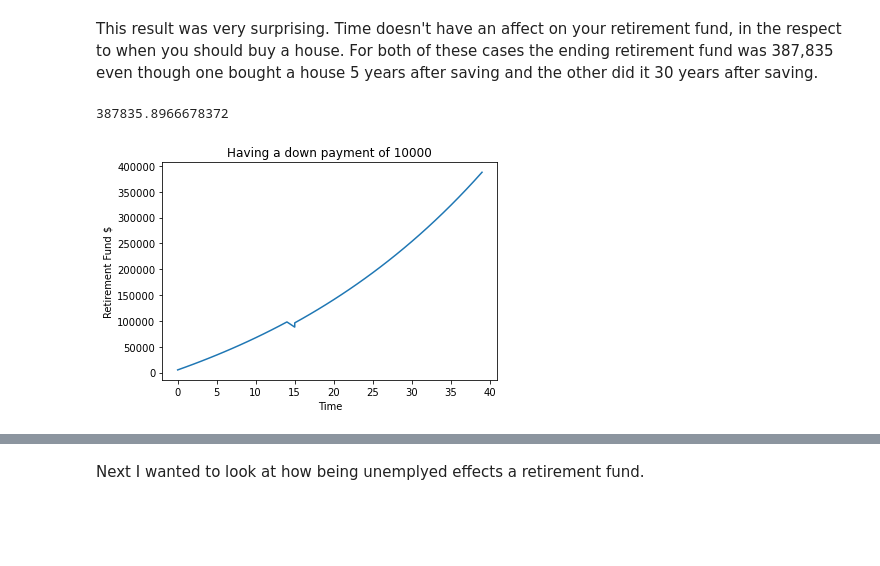
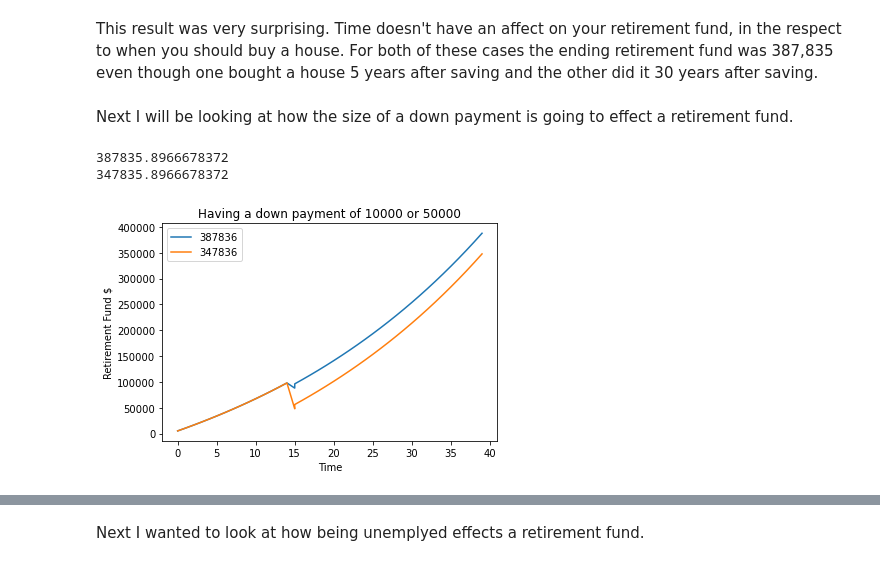
Before and after one commit to aniessaterps/CMSE202_Honors_Project, a Jupyter notebook: CMSE202_HonorsOption_AniessaTerpstra.ipynb, the cells around one changed output, grey strips where cells are left out. Drawn from its saved outputs; the diff is of its cells as text; code cells hidden in the pictures; blank space fills up the shorter version.

```diff
--- a/CMSE202_HonorsOption_AniessaTerpstra.ipynb
+++ b/CMSE202_HonorsOption_AniessaTerpstra.ipynb
@@ -43,7 +43,7 @@ class retirement():
     def plot(self):
         """This function is going to plot out the retirement fund with time on the x and the fund on the y."""
 
-        plt.plot(self.time,self.retirement)
+        plt.plot(self.time,self.retirement,label = round(self.retirement[len(self.retirement)-1]))
         plt.xlabel("Time")
         plt.ylabel("Retirement Fund $")
 
@@ -124,6 +124,7 @@ class retirement():
                 self.retirement.append(self.start)
                 self.time.append(i)
         self.plot()
+        plt.legend()
         print(self.retirement[len(self.retirement)-1])
 # %% [markdown]
 Below are three code chunks are three different objects of the retirement class. Everything is the same about. They have the same salary, time saved, interest rate, and percentage of saving. The only difference is the time that they went through a divorce.
@@ -166,10 +159,16 @@ plt.title("Buying a house 30 years after saving");
 # %% [markdown]
 This result was very surprising. Time doesn't have an affect on your retirement fund, in the respect to when you should buy a house. For both of these cases the ending retirement fund was 387,835 even though one bought a house 5 years after saving and the other did it 30 years after saving.
+# %% [markdown]
+Next I will be looking at how the size of a down payment is going to effect a retirement fund.
 # %%
 sky = retirement(0,.005,40,70000,.1)
 sky.get_contributions()
 sky.update(house_age=15,down_payment=10000)
-plt.title("Having a down payment of 10000");
+lou = retirement(0,.005,40,70000,.1)
+lou.get_contributions()
+lou.update(house_age=15,down_payment=50000)
+plt.title("Having a down payment of 10000 or 50000");
 # %% [output]
 387835.8966678372
+347835.8966678372
-[figure, old version]
+[figure, new version]
```
Also changed, not shown: parts of 16 cells of this notebook.
